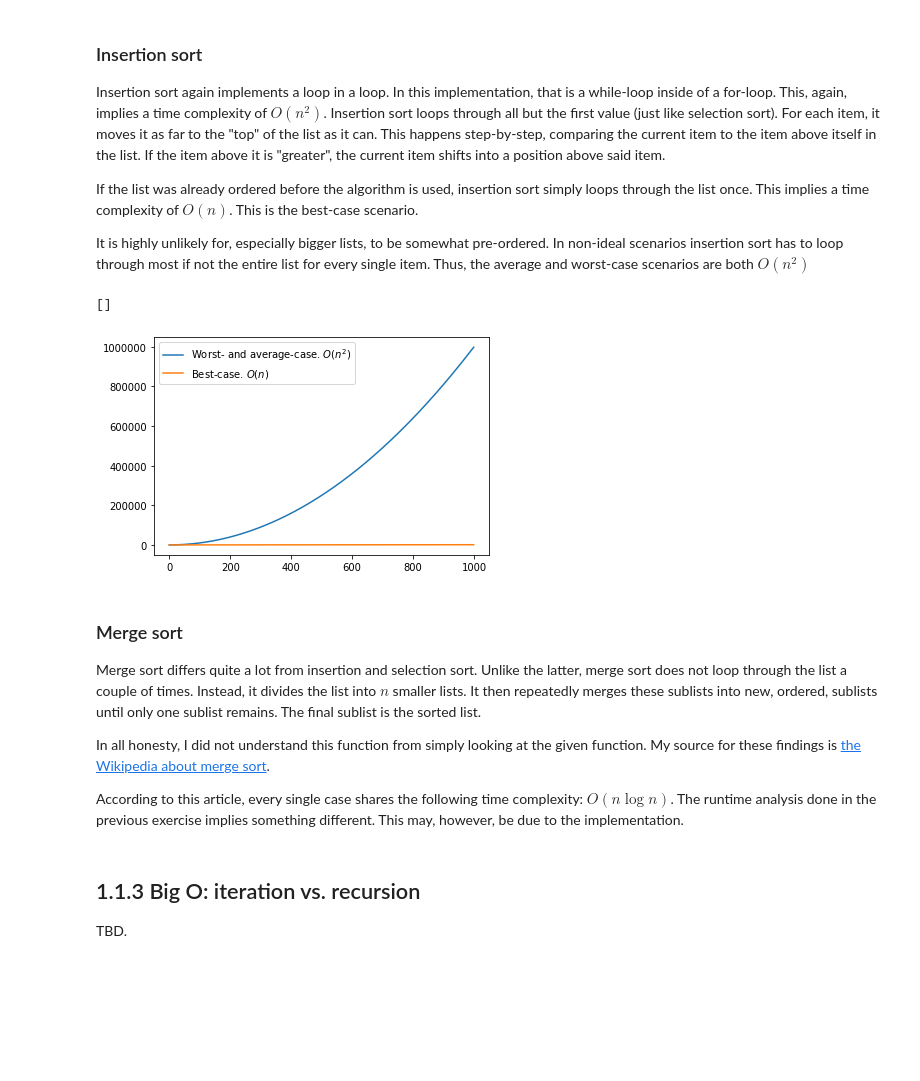
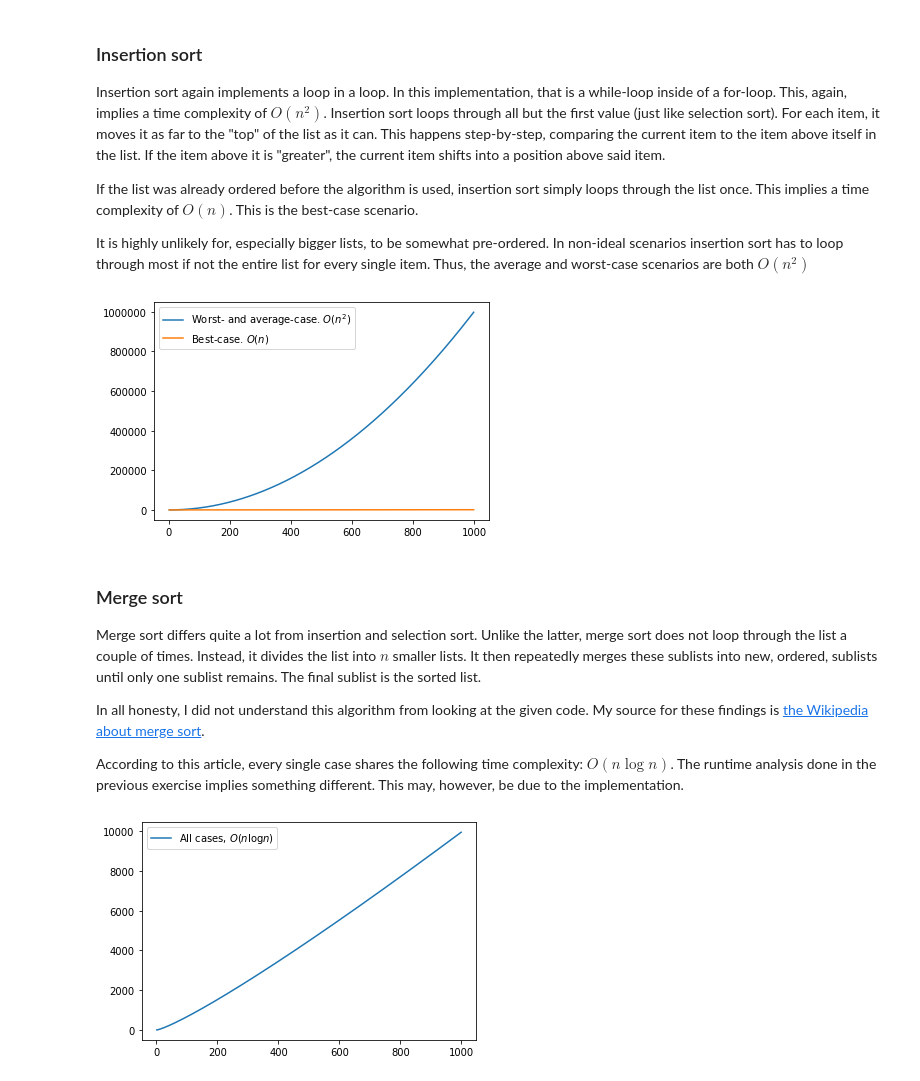
Before and after one commit to Casper-Smet/High-Performance_Programming, a Jupyter notebook: 01.1 Complexity of sorting.ipynb, the cells around one changed output. Drawn from its saved outputs; the diff is of its cells as text; code cells hidden in the pictures; blank space fills up the shorter version.

```diff
--- a/01.1 Complexity of sorting.ipynb
+++ b/01.1 Complexity of sorting.ipynb
@@ -115,11 +116,12 @@ See below for some standard Big O notations in lambda form.
 # %%
 O_n2 = lambda n : n**2
 O_n = lambda n : n
-# n_log_star_n = lambda n : n *
+n_log_star_n = lambda n : n * log2(n)
 
-x_range = list(range(1000))
+x_range = list(range(1, 1000))
 O_n2_list = list(map(O_n2, x_range))
 O_n_list = list(map(O_n, x_range))
+n_log_star_n_list = list(map(n_log_star_n, x_range))
 # %% [markdown]
 ### Selection sort
 Selection sort has a Big O notation of $O(n^{2})$. Selection sort implements a double for-loop (one for-loop inside another). This usually implies $O(n^{2})$. Selection sort only fully loops through the list once (in the first for-loop). The second for-loop only loops from the index of the next-to-be-ordered item. Technically, the time complexity is $O(\dfrac{1}{2}(n^{2}-n))$.
@@ -145,17 +147,19 @@ It is highly unlikely for, especially bigger lists, to be somewhat pre-ordered.
 plt.plot(x_range, O_n2_list, label="Worst- and average-case. $O(n^{2})$")
 plt.plot(x_range, O_n_list, label="Best-case. $O(n)$")
 plt.legend()
-plt.plot()
+plt.show()
 # %% [output]
-[]
 [figure]
 # %% [markdown]
 ### Merge sort
 Merge sort differs quite a lot from insertion and selection sort. Unlike the latter, merge sort does not loop through the list a couple of times. Instead, it divides the list into $n$ smaller lists. It then repeatedly merges these sublists into new, ordered, sublists until only one sublist remains. The final sublist is the sorted list.
 
-In all honesty, I did not understand this function from simply looking at the given function. My source for these findings is [the Wikipedia about merge sort](https://en.wikipedia.org/wiki/Merge_sort).
+In all honesty, I did not understand this algorithm from looking at the given code. My source for these findings is [the Wikipedia about merge sort](https://en.wikipedia.org/wiki/Merge_sort).
 
 According to this article, every single case shares the following time complexity: $O(n \log n)$. The runtime analysis done in the previous exercise implies something different. This may, however, be due to the implementation.
-# %% [markdown]
-## 1.1.3 Big O: iteration vs. recursion
-TBD.
+# %%
+plt.plot(x_range, n_log_star_n_list, label="All cases, $O(n \log n)$")
+plt.legend()
+plt.show()
+# %% [output]
+[figure, added]
```
Also changed, not shown: parts of 11 cells of this notebook.
